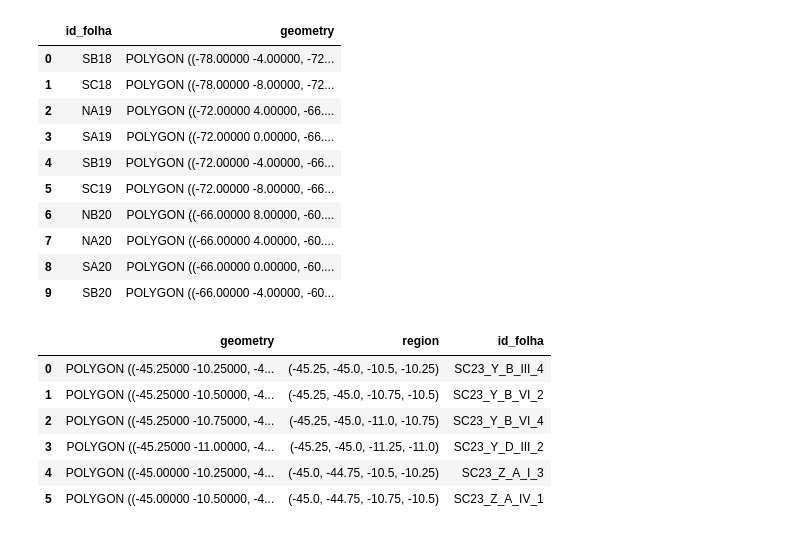
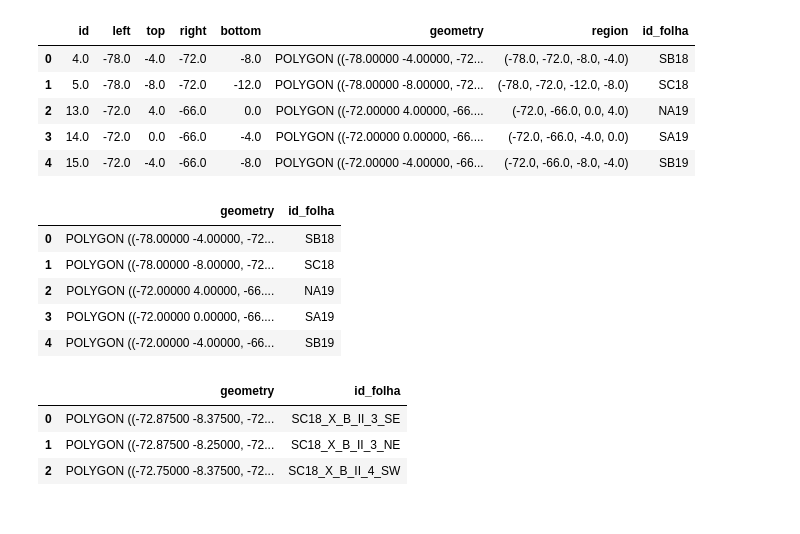
Before and after one commit to Gabriel-Goes/mapeamento_litologico_preditivo, a Jupyter notebook: sources/tutoriais/automacao_malha_cartografica_100k.ipynb, the cells around one changed output. Saved outputs shown, nothing was run; the diff lists cells and outputs as text; code cells hidden in the pictures.

```diff
--- a/sources/tutoriais/automacao_malha_cartografica_100k.ipynb
+++ b/sources/tutoriais/automacao_malha_cartografica_100k.ipynb
@@ -18,0 +17,4 @@ malha_cartog_50k_1089 = gpd.read_file('/home/ggrl/Desktop/1089_area_50k.shp')
+# %%
+# Lendo cama vertorial gerada no QGIS com poligonos de 6º x 4º [Folhas em escala de 1:1.000.000]
+malha_cartog_1kk = gpd.read_file(gdb+'cartografia/malha_cartog_1kk_wgs84.shp')
+malha_cartog_1kk.head(5)
@@ -18,0 +28,27 @@ malha_cartog_50k_1089 = gpd.read_file('/home/ggrl/Desktop/1089_area_50k.shp')
+# %%
+# Criando coluna Region [W,E,S,N]
+bounds = malha_cartog_1kk.bounds
+
+malha_cartog_1kk['region'] = [(left,right,bottom,top) for left,right,bottom,top in zip(bounds['minx'],bounds['maxx'],
+                                                                                       bounds['miny'],bounds['maxy'])]
+# %%
+# Indexando as folhas 1kk com função 'nomeador_grid()' descrita em './my_funcs.py' importado como 'mf'
+df = pd.DataFrame(malha_cartog_1kk)
+lista_grid = []
+for index, row in df.iterrows():
+    row['id_folha'] = (mf.nomeador_grid(row.region[0],row.region[1],
+                                        row.region[3],row.region[2]))
+    lista_grid.append(row.id_folha)
+
+malha_cartog_1kk['id_folha'] = lista_grid
+# %%
+malha_cartog_1kk.head(5)
+# %% [output]
+|  | id | left | top | right | bottom | geometry | region | id_folha |
+| 0 | 4.0 | -78.0 | -4.0 | -72.0 | -8.0 | POLYGON ((-78.00000 -4.00000, -72... | (-78.0, -72.0, -8.0, -4.0) | SB18 |
+| 1 | 5.0 | -78.0 | -8.0 | -72.0 | -12.0 | POLYGON ((-78.00000 -8.00000, -72... | (-78.0, -72.0, -12.0, -8.0) | SC18 |
+| 2 | 13.0 | -72.0 | 4.0 | -66.0 | 0.0 | POLYGON ((-72.00000 4.00000, -66.... | (-72.0, -66.0, 0.0, 4.0) | NA19 |
+| 3 | 14.0 | -72.0 | 0.0 | -66.0 | -4.0 | POLYGON ((-72.00000 0.00000, -66.... | (-72.0, -66.0, -4.0, 0.0) | SA19 |
+| 4 | 15.0 | -72.0 | -4.0 | -66.0 | -8.0 | POLYGON ((-72.00000 -4.00000, -66... | (-72.0, -66.0, -8.0, -4.0) | SB19 |
+# %%
+malha_cartog_1kk.drop(['id','left','right','bottom','top','region'],axis=1,inplace=True)
@@ -19,24 +57,9 @@ malha_cartog_50k_1089 = gpd.read_file('/home/ggrl/Desktop/1089_area_50k.shp')
 # %%
-malha_cartog_1kk.head(10)
+malha_cartog_1kk.head()
 # %% [output]
-|  | id_folha | geometry |
-| 0 | SB18 | POLYGON ((-78.00000 -4.00000, -72... |
-| 1 | SC18 | POLYGON ((-78.00000 -8.00000, -72... |
-| 2 | NA19 | POLYGON ((-72.00000 4.00000, -66.... |
-| 3 | SA19 | POLYGON ((-72.00000 0.00000, -66.... |
-| 4 | SB19 | POLYGON ((-72.00000 -4.00000, -66... |
-| 5 | SC19 | POLYGON ((-72.00000 -8.00000, -66... |
-| 6 | NB20 | POLYGON ((-66.00000 8.00000, -60.... |
-| 7 | NA20 | POLYGON ((-66.00000 4.00000, -60.... |
-| 8 | SA20 | POLYGON ((-66.00000 0.00000, -60.... |
-| 9 | SB20 | POLYGON ((-66.00000 -4.00000, -60... |
+|  | geometry | id_folha |
+| 0 | POLYGON ((-78.00000 -4.00000, -72... | SB18 |
+| 1 | POLYGON ((-78.00000 -8.00000, -72... | SC18 |
+| 2 | POLYGON ((-72.00000 4.00000, -66.... | NA19 |
+| 3 | POLYGON ((-72.00000 0.00000, -66.... | SA19 |
+| 4 | POLYGON ((-72.00000 -4.00000, -66... | SB19 |
-# %%
-malha_cartog_50k_1089.head(6)
-# %% [output]
-|  | geometry | region | id_folha |
-| 0 | POLYGON ((-45.25000 -10.25000, -4... | (-45.25, -45.0, -10.5, -10.25) | SC23_Y_B_III_4 |
-| 1 | POLYGON ((-45.25000 -10.50000, -4... | (-45.25, -45.0, -10.75, -10.5) | SC23_Y_B_VI_2 |
-| 2 | POLYGON ((-45.25000 -10.75000, -4... | (-45.25, -45.0, -11.0, -10.75) | SC23_Y_B_VI_4 |
-| 3 | POLYGON ((-45.25000 -11.00000, -4... | (-45.25, -45.0, -11.25, -11.0) | SC23_Y_D_III_2 |
-| 4 | POLYGON ((-45.00000 -10.25000, -4... | (-45.0, -44.75, -10.5, -10.25) | SC23_Z_A_I_3 |
-| 5 | POLYGON ((-45.00000 -10.50000, -4... | (-45.0, -44.75, -10.75, -10.5) | SC23_Z_A_IV_1 |
@@ -50,0 +107,7 @@ malha_cartog_50k_1089['region'] = [(left,right,bottom,top) for left,right,bottom
+# %%
+malha_cartog_25k.head(3)
+# %% [output]
+|  | geometry | id_folha |
+| 0 | POLYGON ((-72.87500 -8.37500, -72... | SC18_X_B_II_3_SE |
+| 1 | POLYGON ((-72.87500 -8.25000, -72... | SC18_X_B_II_3_NE |
+| 2 | POLYGON ((-72.75000 -8.37500, -72... | SC18_X_B_II_4_SW |
```
Also changed, not shown: parts of 60 cells of this notebook, 4 other files.
